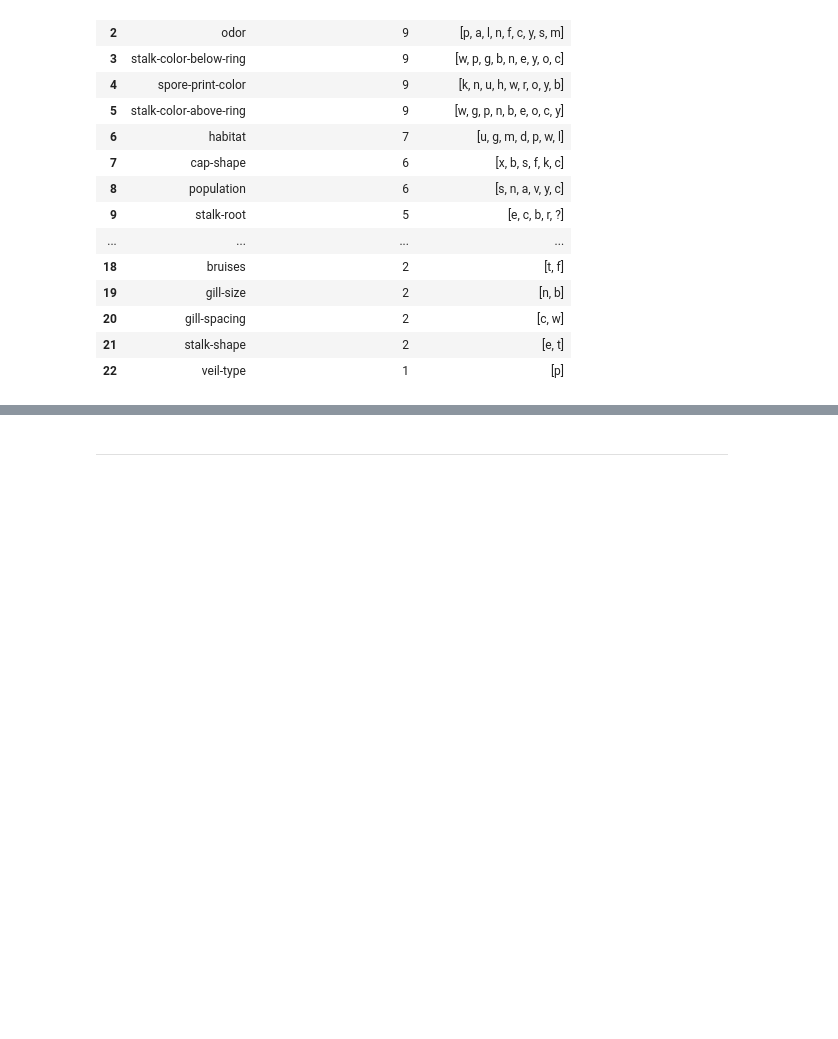
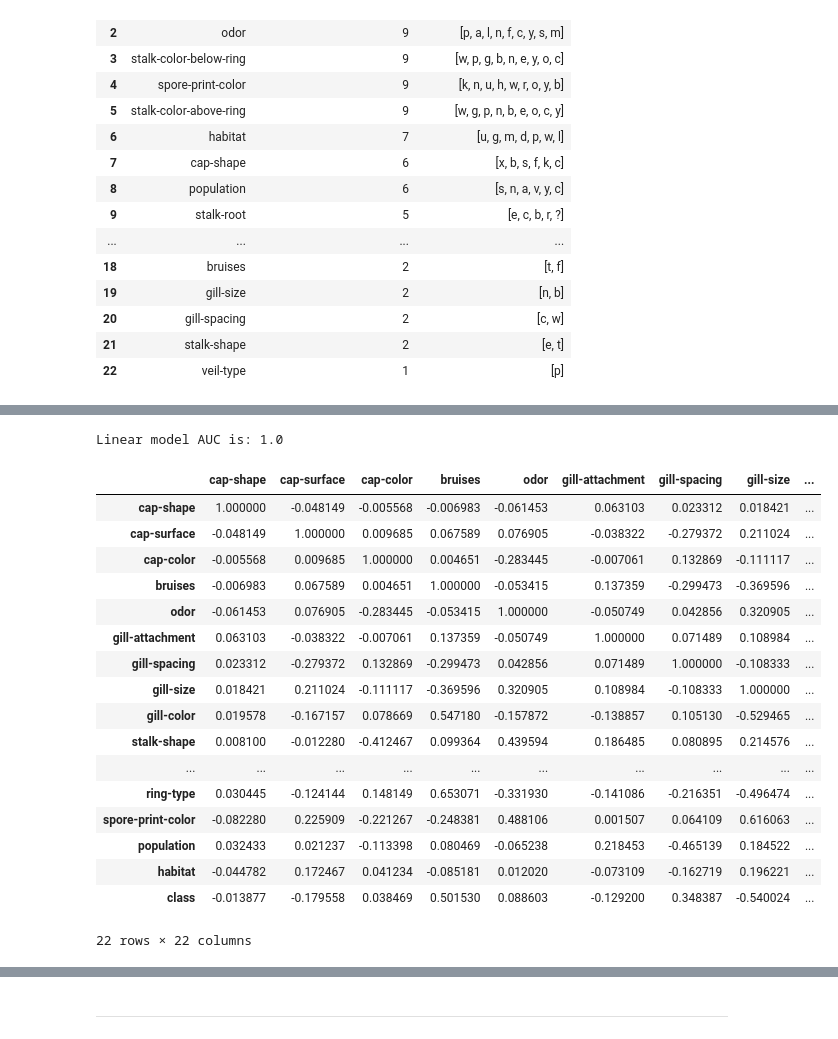
Before and after one commit to Kristinawk/supervised_challenge, a Jupyter notebook: notebooks/model_performance.ipynb, the cells around one changed output, grey strips where cells are left out. Cells and saved outputs as stored; diff of their text form; code cells hidden in the pictures; blank space fills up the shorter version.

```diff
--- a/notebooks/model_performance.ipynb
+++ b/notebooks/model_performance.ipynb
@@ -301,0 +471,10 @@ print(f"Linear model AUC is: {ensemble_auc}")
+# %%
+# Ensemble model
+
+ensemble_model = RandomForestClassifier()
+ensemble_param = ensemble_model.fit(X_train, y_train)
+ensemble_pred = ensemble_model.predict(X_test)
+ensemble_auc = roc_auc_score(y_test, ensemble_pred)
+print(f"Linear model AUC is: {ensemble_auc}")
+# %% [output]
+Linear model AUC is: 1.0
@@ -301,0 +483,21 @@ print(f"Linear model AUC is: {ensemble_auc}")
+# %%
+mushrooms_label_encoding.corr()
+# %% [output]
+|  | cap-shape | cap-surface | cap-color | bruises | odor | gill-attachment | gill-spacing | gill-size | ... |
+| cap-shape | 1.000000 | -0.048149 | -0.005568 | -0.006983 | -0.061453 | 0.063103 | 0.023312 | 0.018421 | ... |
+| cap-surface | -0.048149 | 1.000000 | 0.009685 | 0.067589 | 0.076905 | -0.038322 | -0.279372 | 0.211024 | ... |
+| cap-color | -0.005568 | 0.009685 | 1.000000 | 0.004651 | -0.283445 | -0.007061 | 0.132869 | -0.111117 | ... |
+| bruises | -0.006983 | 0.067589 | 0.004651 | 1.000000 | -0.053415 | 0.137359 | -0.299473 | -0.369596 | ... |
+| odor | -0.061453 | 0.076905 | -0.283445 | -0.053415 | 1.000000 | -0.050749 | 0.042856 | 0.320905 | ... |
+| gill-attachment | 0.063103 | -0.038322 | -0.007061 | 0.137359 | -0.050749 | 1.000000 | 0.071489 | 0.108984 | ... |
+| gill-spacing | 0.023312 | -0.279372 | 0.132869 | -0.299473 | 0.042856 | 0.071489 | 1.000000 | -0.108333 | ... |
+| gill-size | 0.018421 | 0.211024 | -0.111117 | -0.369596 | 0.320905 | 0.108984 | -0.108333 | 1.000000 | ... |
+| gill-color | 0.019578 | -0.167157 | 0.078669 | 0.547180 | -0.157872 | -0.138857 | 0.105130 | -0.529465 | ... |
+| stalk-shape | 0.008100 | -0.012280 | -0.412467 | 0.099364 | 0.439594 | 0.186485 | 0.080895 | 0.214576 | ... |
+| ... | ... | ... | ... | ... | ... | ... | ... | ... | ... |
+| ring-type | 0.030445 | -0.124144 | 0.148149 | 0.653071 | -0.331930 | -0.141086 | -0.216351 | -0.496474 | ... |
+| spore-print-color | -0.082280 | 0.225909 | -0.221267 | -0.248381 | 0.488106 | 0.001507 | 0.064109 | 0.616063 | ... |
+| population | 0.032433 | 0.021237 | -0.113398 | 0.080469 | -0.065238 | 0.218453 | -0.465139 | 0.184522 | ... |
+| habitat | -0.044782 | 0.172467 | 0.041234 | -0.085181 | 0.012020 | -0.073109 | -0.162719 | 0.196221 | ... |
+| class | -0.013877 | -0.179558 | 0.038469 | 0.501530 | 0.088603 | -0.129200 | 0.348387 | -0.540024 | ... |
+22 rows × 22 columns
```
Also changed, not shown: parts of 42 cells of this notebook, 1 other file.
